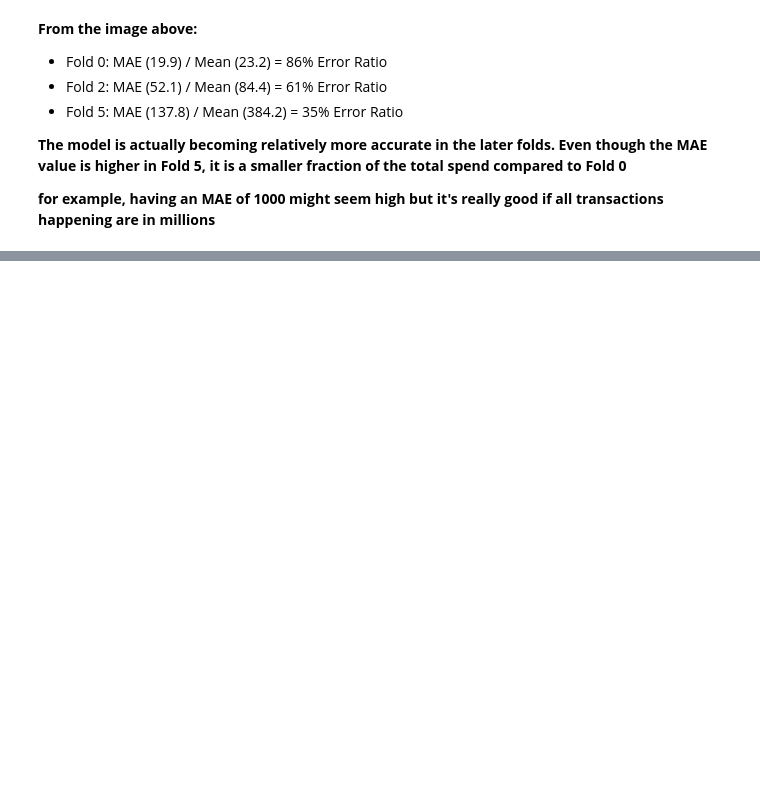
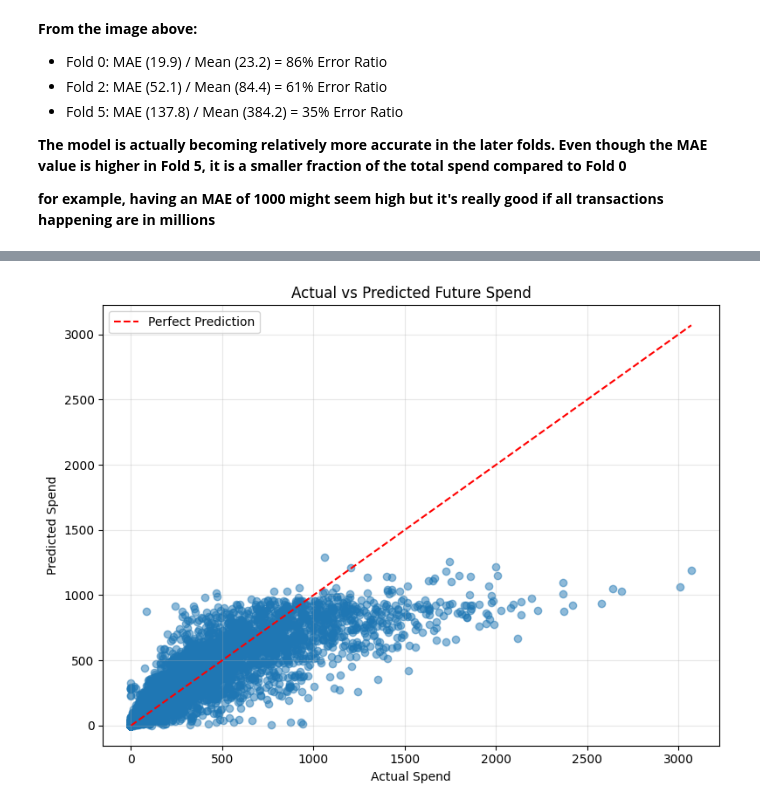
Before and after one commit to Danny-Dalo/Ecommerce-CLV-Prediction, a Jupyter notebook: notebooks/feature_scaling.ipynb, the cells around one changed output, grey strips where cells are left out. Cells and saved outputs as stored; diff of their text form; code cells hidden in the pictures; blank space fills up the shorter version.

```diff
--- a/notebooks/feature_scaling.ipynb
+++ b/notebooks/feature_scaling.ipynb
@@ -279,0 +294,17 @@ __for example, having an MAE of 1000 might seem high but it's really good if all
+# %%
+df_results = pd.DataFrame({'actual_spend': y_valid, 'predicted_spend': preds})
+
+plt.figure(figsize=(8, 6))
+plt.scatter(df_results['actual_spend'], df_results['predicted_spend'], alpha=0.5)
+plt.plot([df_results['actual_spend'].min(), df_results['actual_spend'].max()],
+         [df_results['actual_spend'].min(), df_results['actual_spend'].max()],
+         'r--', label='Perfect Prediction')
+plt.xlabel('Actual Spend')
+plt.ylabel('Predicted Spend')
+plt.title('Actual vs Predicted Future Spend')
+plt.legend()
+plt.grid(True, alpha=0.3)
+plt.tight_layout()
+plt.show()
+# %% [output]
+[figure, added]
```
Also changed, not shown: parts of 20 cells of this notebook, 8 other files.
